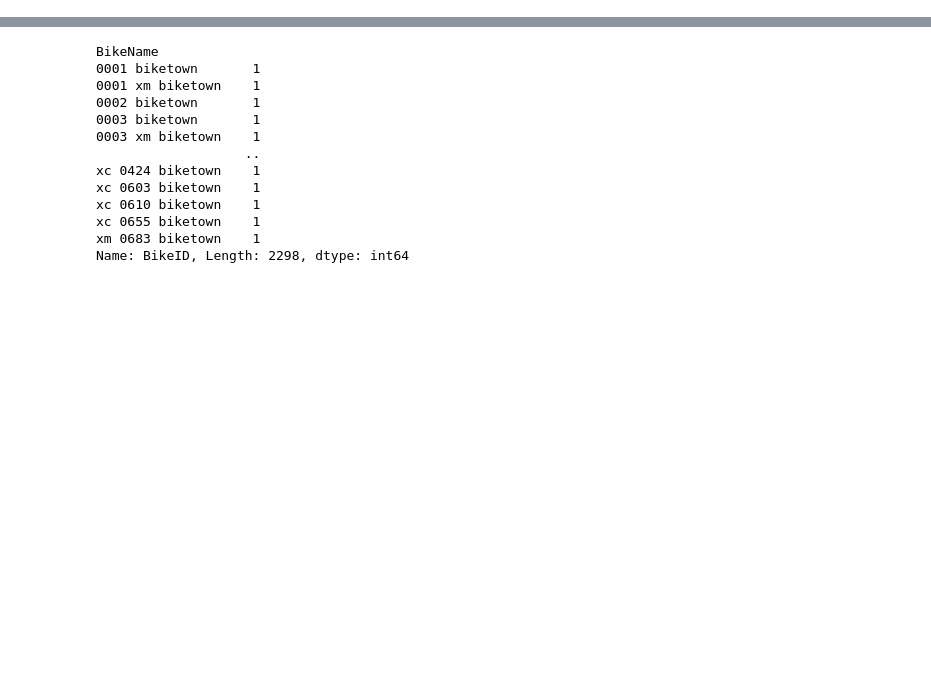
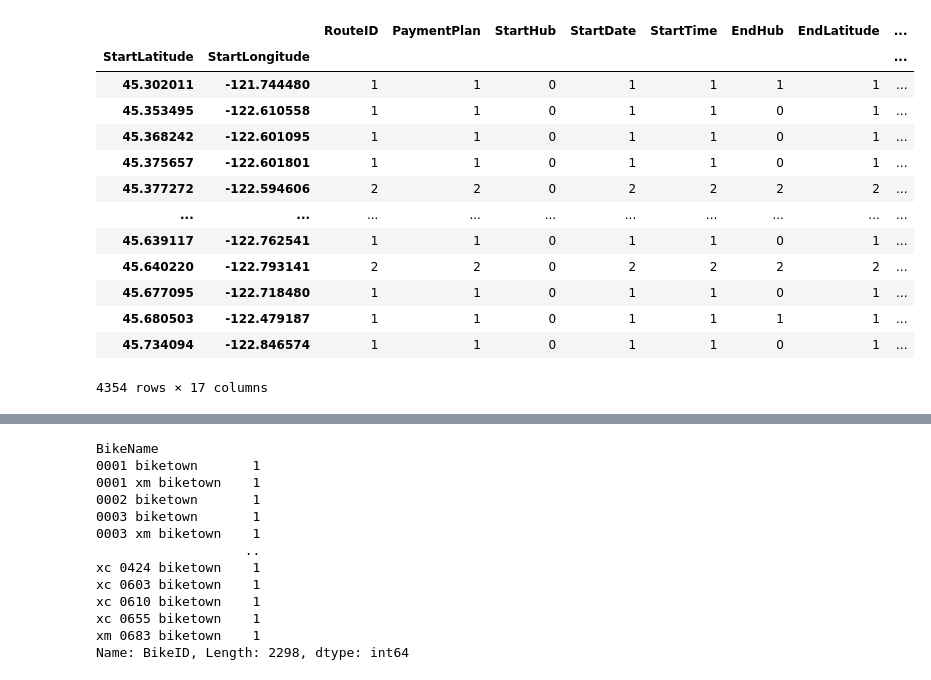
Before and after one commit to jgreene114/INFO4310-HW4, a Jupyter notebook: EDA.ipynb, the cells around one changed output, grey strips where cells are left out. Saved outputs shown, nothing was run; the diff lists cells and outputs as text; code cells hidden in the pictures; blank space fills up the shorter version.

```diff
--- a/EDA.ipynb
+++ b/EDA.ipynb
@@ -79,0 +31,17 @@ AttributeError: Can only use .str accessor with string values!
+# %%
+combined_df.groupby(['StartLatitude','StartLongitude']).count()
+# %% [output]
+|  |  | RouteID | PaymentPlan | StartHub | StartDate | StartTime | EndHub | EndLatitude | ... |
+| StartLatitude | StartLongitude |  |  |  |  |  |  |  | ... |
+| 45.302011 | -121.744480 | 1 | 1 | 0 | 1 | 1 | 1 | 1 | ... |
+| 45.353495 | -122.610558 | 1 | 1 | 0 | 1 | 1 | 0 | 1 | ... |
+| 45.368242 | -122.601095 | 1 | 1 | 0 | 1 | 1 | 0 | 1 | ... |
+| 45.375657 | -122.601801 | 1 | 1 | 0 | 1 | 1 | 0 | 1 | ... |
+| 45.377272 | -122.594606 | 2 | 2 | 0 | 2 | 2 | 2 | 2 | ... |
+| ... | ... | ... | ... | ... | ... | ... | ... | ... | ... |
+| 45.639117 | -122.762541 | 1 | 1 | 0 | 1 | 1 | 0 | 1 | ... |
+| 45.640220 | -122.793141 | 2 | 2 | 0 | 2 | 2 | 2 | 2 | ... |
+| 45.677095 | -122.718480 | 1 | 1 | 0 | 1 | 1 | 0 | 1 | ... |
+| 45.680503 | -122.479187 | 1 | 1 | 0 | 1 | 1 | 1 | 1 | ... |
+| 45.734094 | -122.846574 | 1 | 1 | 0 | 1 | 1 | 0 | 1 | ... |
+4354 rows × 17 columns
```
Also changed, not shown: parts of 16 cells of this notebook, 4 other files.
